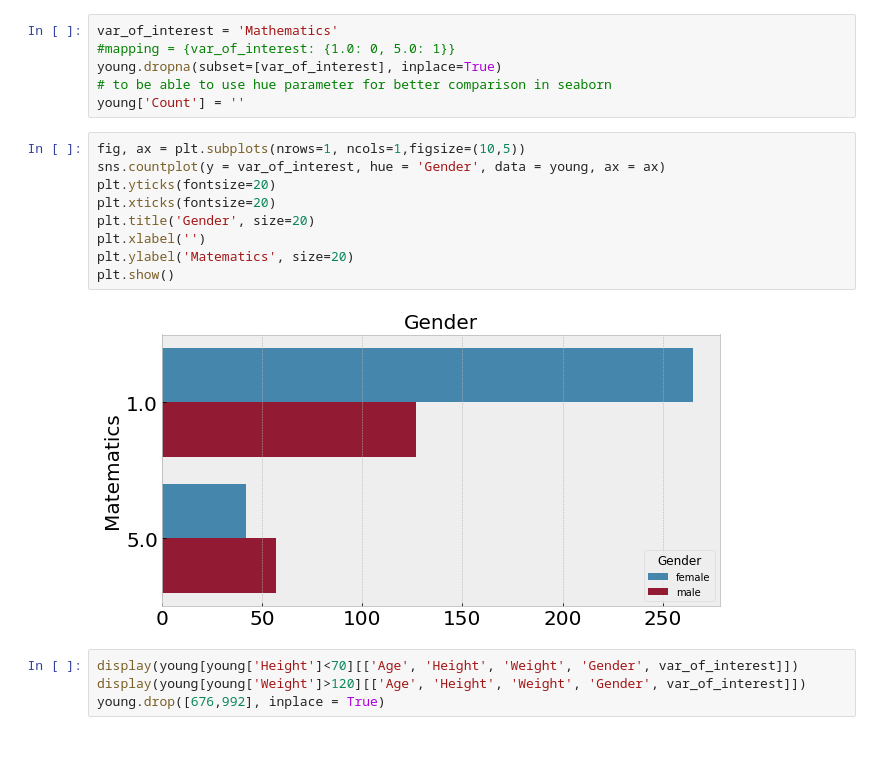
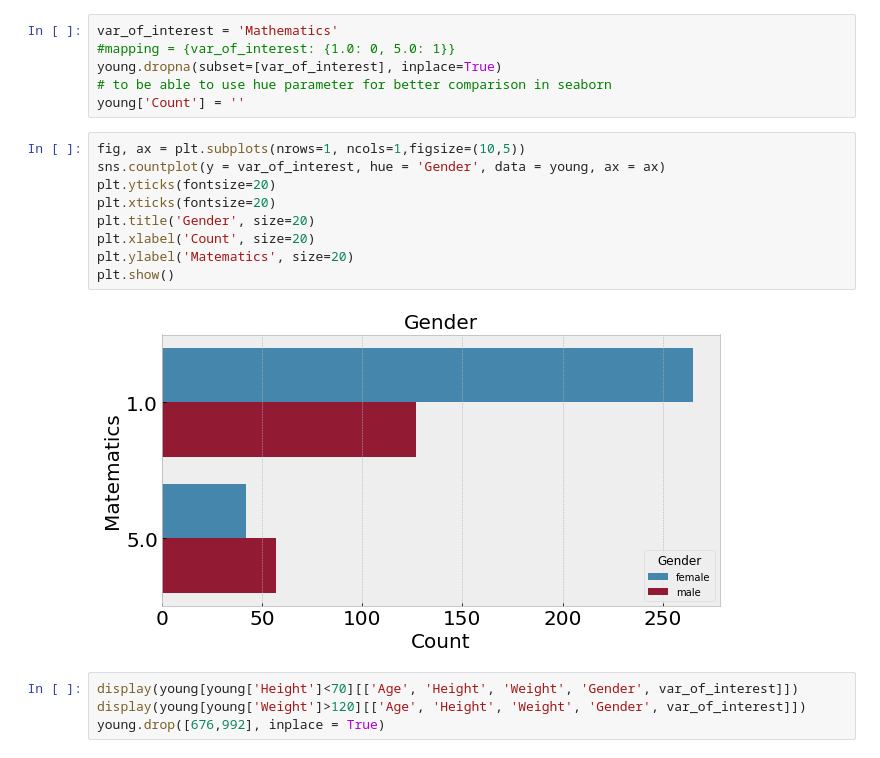
Before and after one commit to eugenbobrov/pzad2017, a Jupyter notebook: task2/matematiki.ipynb, the cells around one changed output. Saved outputs shown, nothing was run; the diff lists cells and outputs as text.

```diff
--- a/task2/matematiki.ipynb
+++ b/task2/matematiki.ipynb
@@ -170,14 +173,14 @@ young['Count'] = ''
 # %%
 fig, ax = plt.subplots(nrows=1, ncols=1,figsize=(10,5))
 sns.countplot(y = var_of_interest, hue = 'Gender', data = young, ax = ax)
 plt.yticks(fontsize=20)
 plt.xticks(fontsize=20)
 plt.title('Gender', size=20)
-plt.xlabel('')
+plt.xlabel('Count', size=20)
 plt.ylabel('Matematics', size=20)
 plt.show()
 # %% [output]
-[figure, old version]
+[figure, new version]
 # %%
 display(young[young['Height']<70][['Age', 'Height', 'Weight', 'Gender', var_of_interest]])
 display(young[young['Weight']>120][['Age', 'Height', 'Weight', 'Gender', var_of_interest]])
```
Also changed, not shown: parts of 9 cells of this notebook, 3 other files.
